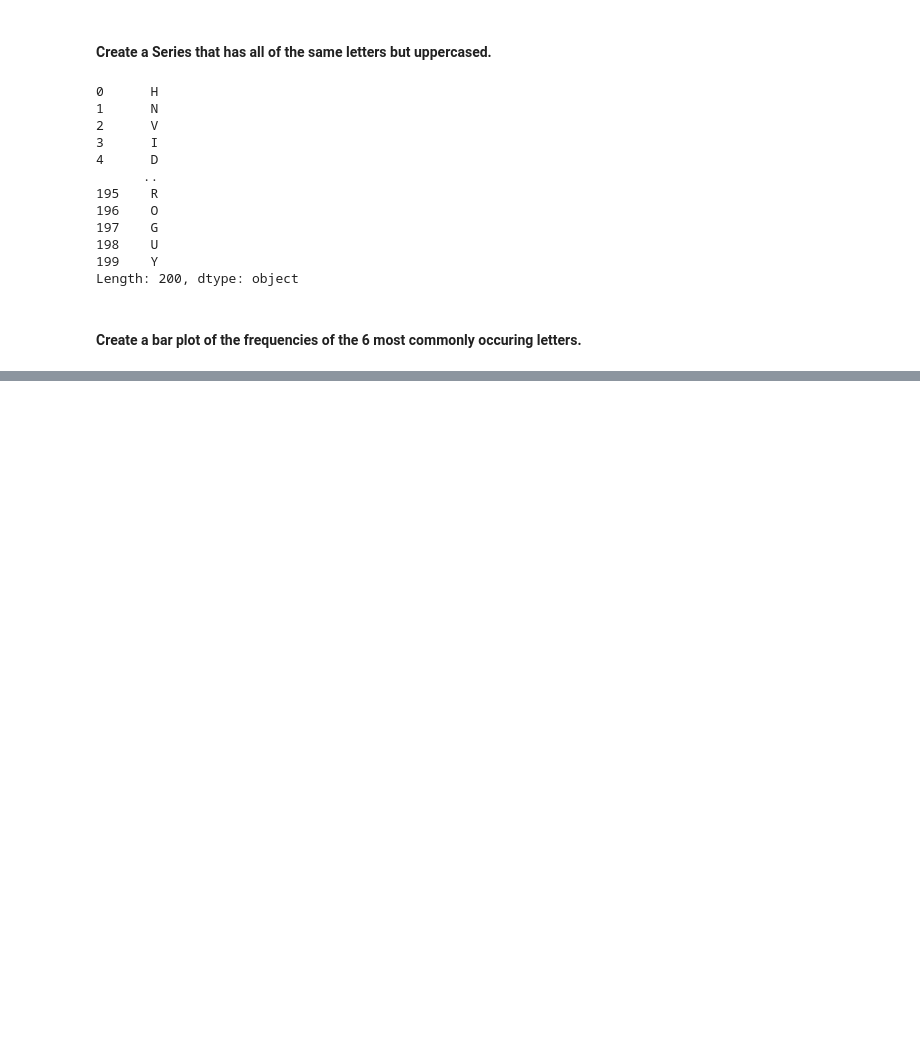
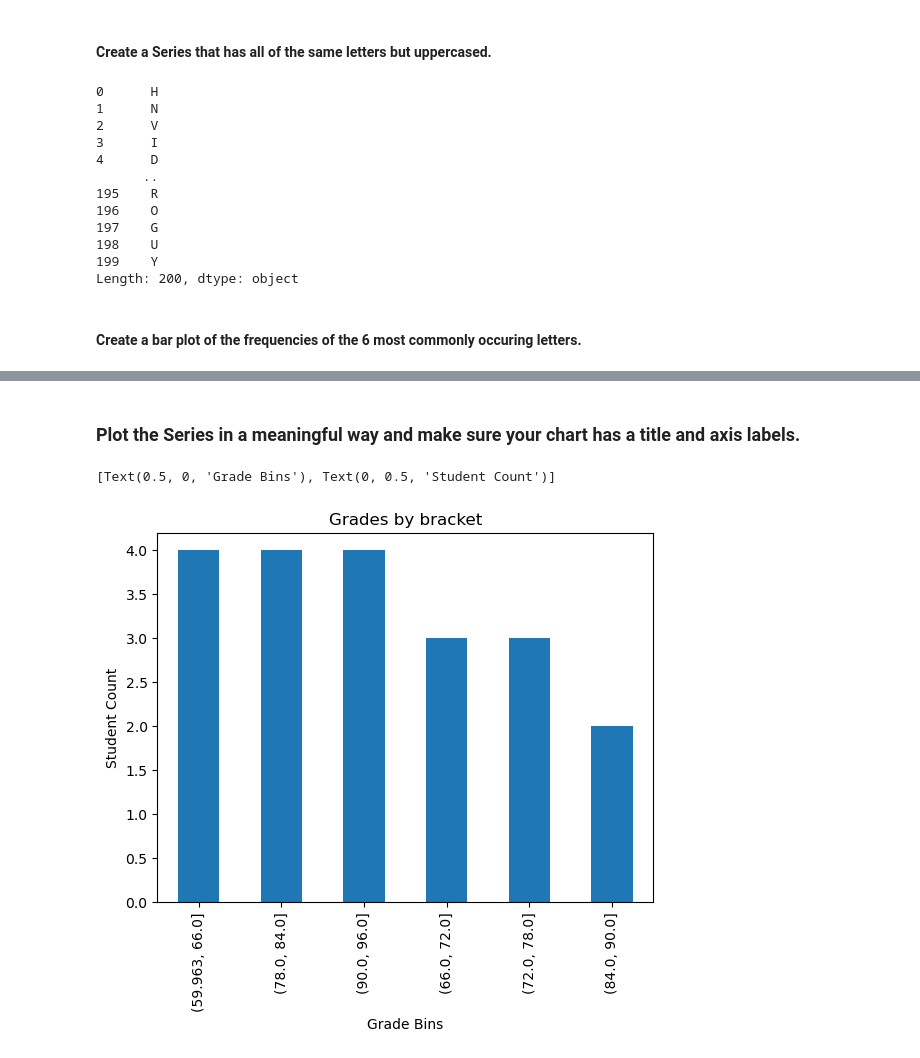
Before and after one commit to skylerschnee/numpy-pandas-visualization-exercises, a Jupyter notebook: pandas_series.ipynb, the cells around one changed output, grey strips where cells are left out. Cells and saved outputs as stored; diff of their text form; code cells hidden in the pictures; blank space fills up the shorter version.

```diff
--- a/pandas_series.ipynb
+++ b/pandas_series.ipynb
@@ -316,0 +428,4 @@ Length: 200, dtype: object
+# %%
+# Use pandas to create a Series named exam_scores from the following list:
+
+exam_scores = pd.Series([60, 86, 75, 62, 93, 71, 60, 83, 95, 78, 65, 72, 69, 81, 96, 80, 85, 92, 82, 78])
@@ -316,0 +452,8 @@ Length: 200, dtype: object
+# %% [markdown]
+### Plot the Series in a meaningful way and make sure your chart has a title and axis labels.
+# %%
+exam_scores.value_counts(bins=6).plot.bar(title='Grades by bracket').set(
+    xlabel = 'Grade Bins', ylabel = 'Student Count')
+# %% [output]
+[Text(0.5, 0, 'Grade Bins'), Text(0, 0.5, 'Student Count')]
+[figure, added]
```
Also changed, not shown: parts of 40 cells of this notebook.
